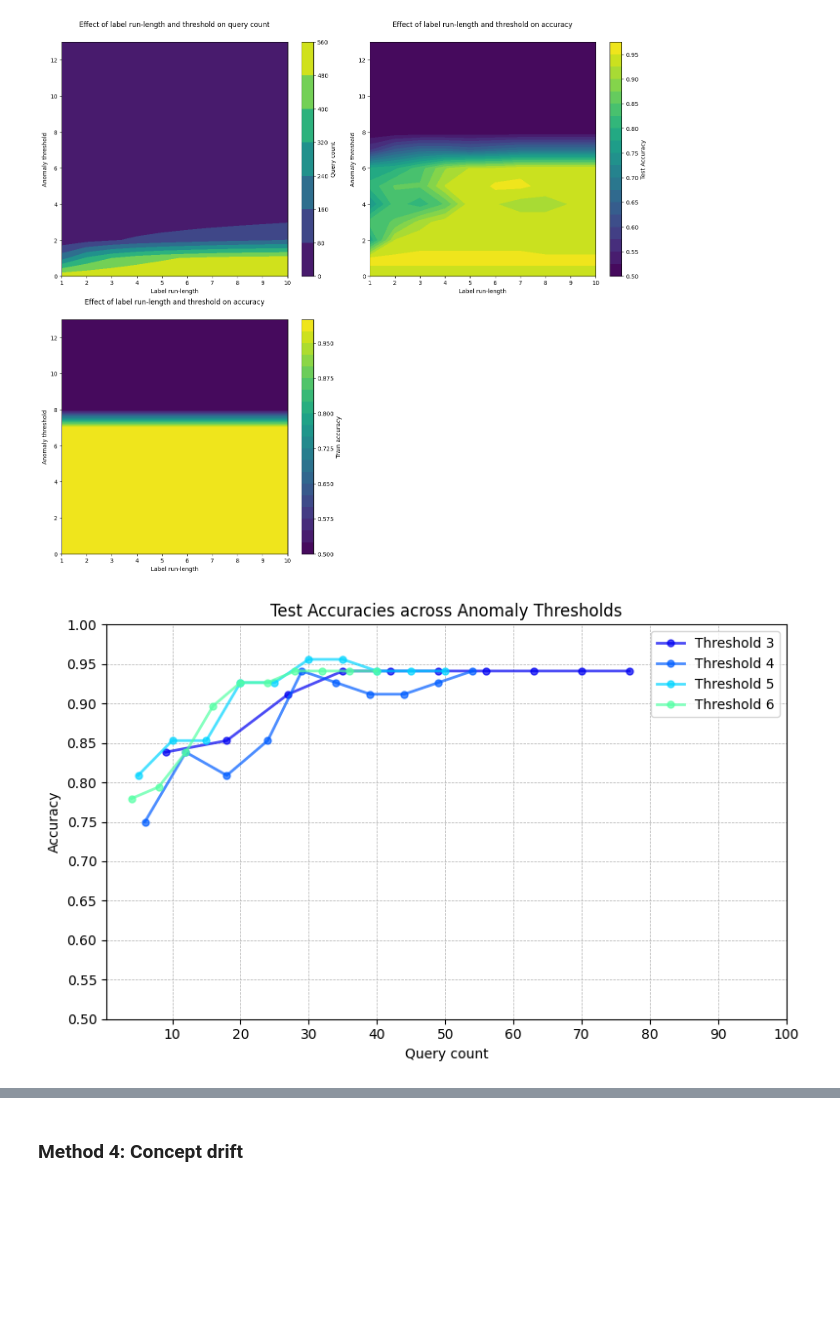
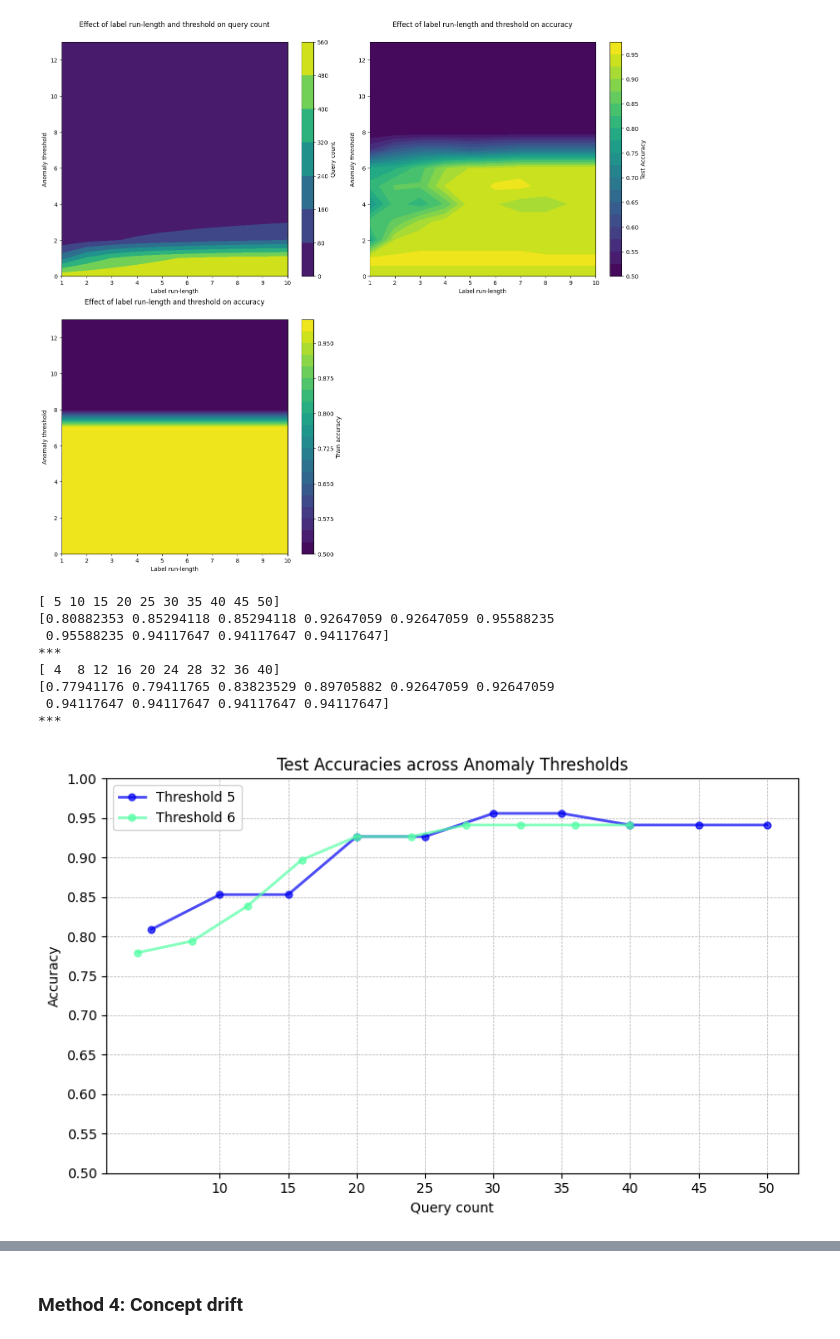
Before and after one commit to AmroAbdrabo/application-of-online-anomaly-detection-using-one-class-classification-to-z24, a Jupyter notebook: Chapter3-ActiveLearning/Streaming-AL/River/river_experiments.ipynb, the cells around one changed output, grey strips where cells are left out. Saved outputs shown, nothing was run; the diff lists cells and outputs as text; code cells hidden in the pictures; blank space fills up the shorter version.

```diff
--- a/Chapter3-ActiveLearning/Streaming-AL/River/river_experiments.ipynb
+++ b/Chapter3-ActiveLearning/Streaming-AL/River/river_experiments.ipynb
@@ -209,0 +274,26 @@ plt.show()
+# %%
+import matplotlib.pyplot as plt
+sns.reset_defaults()
+sns.reset_orig()
+plt.figure(figsize=(15, 6))
+nbr_epochs = 544
+entropies_reshaped = np.array(entropies).reshape(-1, 1)
+for i in range(0, nbr_epochs+1, 32):
+    plt.axvline(x=i, color='red', linestyle='--', linewidth=0.8)
+sc = StandardScaler()
+obs = np.arange(len(entropies))
+std_entropies = sc.fit_transform(entropies_reshaped).flatten()
+plt.bar(obs, std_entropies)
+plt.ylim(0, 1.15*max(std_entropies))
+
+# color the damage states
+plt.axvspan(32*8, 32*17, color='yellow', alpha=0.08)
+
+plt.xlabel('Epoch (16,384 samples or 2.7 min per epoch)')
+plt.ylabel('Entropies')
+plt.title(f'Entropy Evolution for Logistic Regression')
+text_pos = [i+16 for i in range(0, 544, 32)]
+for idx, pos in enumerate(text_pos):
+    plt.text(pos, max(std_entropies)*1.1, f'DS {idx+1}', ha='center', color='red')
+
+plt.show()
@@ -210,10 +302,6 @@ plt.show()
 # %% [markdown]
 ### Method 2: Changepoint detection using Gaussian scoring
 # %%
-import random
-from river import anomaly
-from sklearn.preprocessing import StandardScaler, MinMaxScaler
-
 def gaussian_scorer_multi(y_values, window_size = 25, grace_period = 10, method = 0, plot = True):
     """
     Method: 0 if min of Gaussian anomaly scores for each variable, 1 if max of Gaussian anomaly scores, and 2 if product of scores, 3 if median of scores
@@ -245,6 +333,8 @@ def gaussian_scorer_multi(y_values, window_size = 25, grace_period = 10, method
             plt.axvline(x=i, color='red', linestyle='--', linewidth=0.8)
         plt.bar(obs, normalized_result)
         plt.ylim(0, 1.15*max(normalized_result))
+        # color the damage states
+        plt.axvspan(32*8, 32*17, color='yellow', alpha=0.08)
         string_method = "min_i" if method == 0 else "max_i" if method == 1 else "\prod_i" if method == 2 else "med_i"
         plt.xlabel('Observation (16,384 samples or 2.7 min per observation)')
         plt.ylabel('(Standardized) Gaussian anomaly score')
@@ -423,7 +513,7 @@ for met_iter in [0, 3, 2]:
     method = met_iter
     _, normalized_res = gaussian_scorer_multi(X_train_top_feats, window_size = 45,  grace_period = 20, method=met_iter, plot=False) # min aggregation
     print(len(normalized_res))
-    test_accuracies, train_accuracies, samples_used = ad_to_al(normalized_res, warm_st=True)
+    test_accuracies, train_accuracies, samples_used = ad_to_al(normalized_res, warm_st=False)
     accuracies_test_all_exp.append(test_accuracies)
     accuracies_train_all_exp.append(train_accuracies)
     n_samples_all_exp.append(samples_used)
@@ -515,14 +605,17 @@ def plot_accuracy_diff_thresholds(range_thresholds, acc_test_matrix, samples_mat
     for i in range(len(range_thresholds)):
         plt.plot(n_samples_all[i], test_accuracies_thresh_all[i], color=colors[i], alpha = alpha, label=f'Threshold {range_thresholds[i]}',
                 linewidth=2, linestyle='-', marker='o', markersize=5)
+        print(n_samples_all[i])
+        print(test_accuracies_thresh_all[i])
+        print("***")
 
     plt.title('Test Accuracies across Anomaly Thresholds')
     plt.xlabel('Query count')
     plt.ylabel('Accuracy')
 
     plt.grid(True, which='major', linestyle='--', linewidth=0.5)
-    num_ticks = 10  # or however many you want
-    x_ticks = np.linspace(10, 100, num_ticks)
+    num_ticks = 9  # or however many you want
+    x_ticks = np.linspace(10, 50, num_ticks)
     plt.xticks(x_ticks)
     plt.yticks(np.linspace(0.5, 1, 11))
     plt.legend()
@@ -672,7 +773,15 @@ acc_train_matrix, acc_test_matrix, samples_matrix = plot_contour_al(train_accura
 0.9558823529411765
 [figure]
 # %%
-plot_accuracy_diff_thresholds([3, 4, 5, 6], acc_test_matrix, samples_matrix)
+plot_accuracy_diff_thresholds([5, 6], acc_test_matrix, samples_matrix)
 # %% [output]
+[ 5 10 15 20 25 30 35 40 45 50]
+[0.80882353 0.85294118 0.85294118 0.92647059 0.92647059 0.95588235
+ 0.95588235 0.94117647 0.94117647 0.94117647]
+***
+[ 4  8 12 16 20 24 28 32 36 40]
+[0.77941176 0.79411765 0.83823529 0.89705882 0.92647059 0.92647059
+ 0.94117647 0.94117647 0.94117647 0.94117647]
+***
-[figure, old version]
+[figure, new version]
 # %%
```
Also changed, not shown: parts of 23 cells of this notebook, 4 other files.
